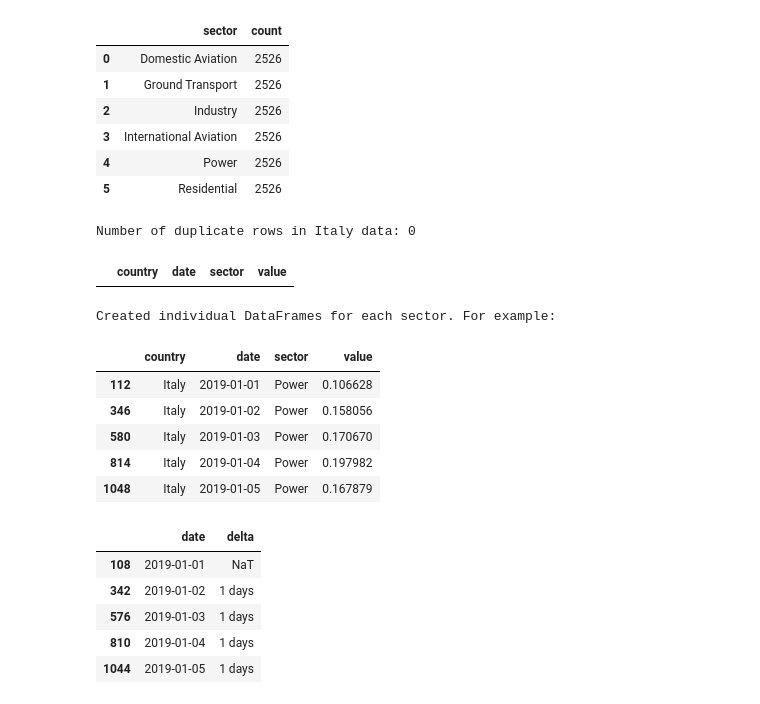
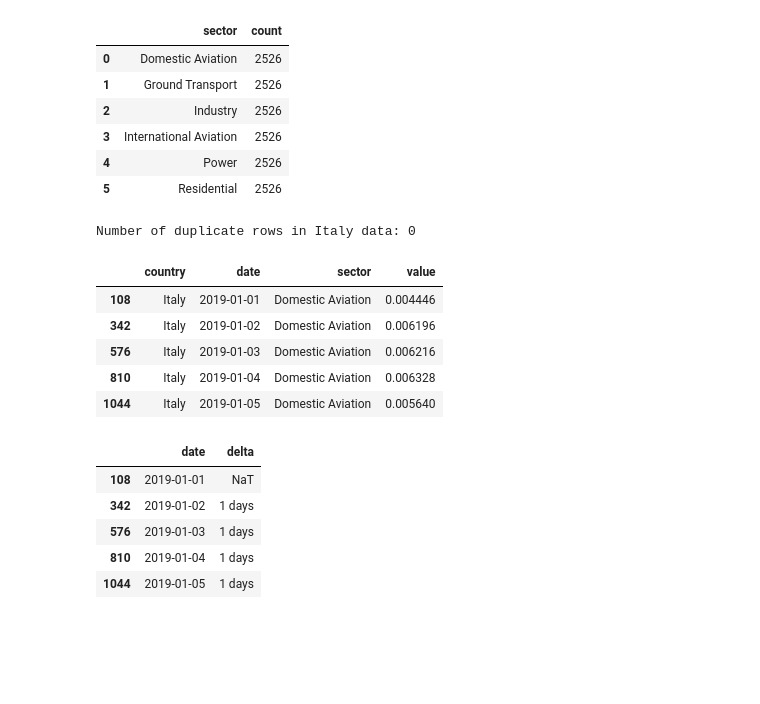
Before and after one commit to thisishasan/data_mining_and_machine_learning, a Jupyter notebook: data_mining_machine_learning.ipynb, the cells around one changed output. Cells and saved outputs as stored; diff of their text form; code cells hidden in the pictures; blank space fills up the shorter version.

```diff
--- a/data_mining_machine_learning.ipynb
+++ b/data_mining_machine_learning.ipynb
@@ -186,27 +186,17 @@ display(italy_sector_counts)
 # %%
 duplicate_italy_rows = italy_df[italy_df.duplicated(keep=False)]
 print(f"Number of duplicate rows in Italy data: {len(duplicate_italy_rows)}")
-display(duplicate_italy_rows.head())
 # %% [output]
 Number of duplicate rows in Italy data: 0
-|  | country | date | sector | value |
-# %%
-italy_domestic_aviation_df = italy_df[italy_df['sector'] == 'Domestic Aviation']
-italy_ground_transport_df = italy_df[italy_df['sector'] == 'Ground Transport']
-italy_industry_df = italy_df[italy_df['sector'] == 'Industry']
-italy_international_aviation_df = italy_df[italy_df['sector'] == 'International Aviation']
-italy_power_sector_df = italy_df[italy_df['sector'] == 'Power']
-italy_residential_df = italy_df[italy_df['sector'] == 'Residential']
-
-print("Created individual DataFrames for each sector. For example:")
-display(italy_power_sector_df.head())
-# %% [output]
-Created individual DataFrames for each sector. For example:
-|  | country | date | sector | value |
-| 112 | Italy | 2019-01-01 | Power | 0.106628 |
-| 346 | Italy | 2019-01-02 | Power | 0.158056 |
-| 580 | Italy | 2019-01-03 | Power | 0.170670 |
-| 814 | Italy | 2019-01-04 | Power | 0.197982 |
-| 1048 | Italy | 2019-01-05 | Power | 0.167879 |
+# %%
+italy_domestic_aviation_df = italy_df[italy_df['sector'] == 'Domestic Aviation']
+display(italy_domestic_aviation_df.head())
+# %% [output]
+|  | country | date | sector | value |
+| 108 | Italy | 2019-01-01 | Domestic Aviation | 0.004446 |
+| 342 | Italy | 2019-01-02 | Domestic Aviation | 0.006196 |
+| 576 | Italy | 2019-01-03 | Domestic Aviation | 0.006216 |
+| 810 | Italy | 2019-01-04 | Domestic Aviation | 0.006328 |
+| 1044 | Italy | 2019-01-05 | Domestic Aviation | 0.005640 |
 # %%
 italy_domestic_aviation_df = italy_domestic_aviation_df.sort_values(by='date')
```
Also changed, not shown: parts of 49 cells of this notebook.
